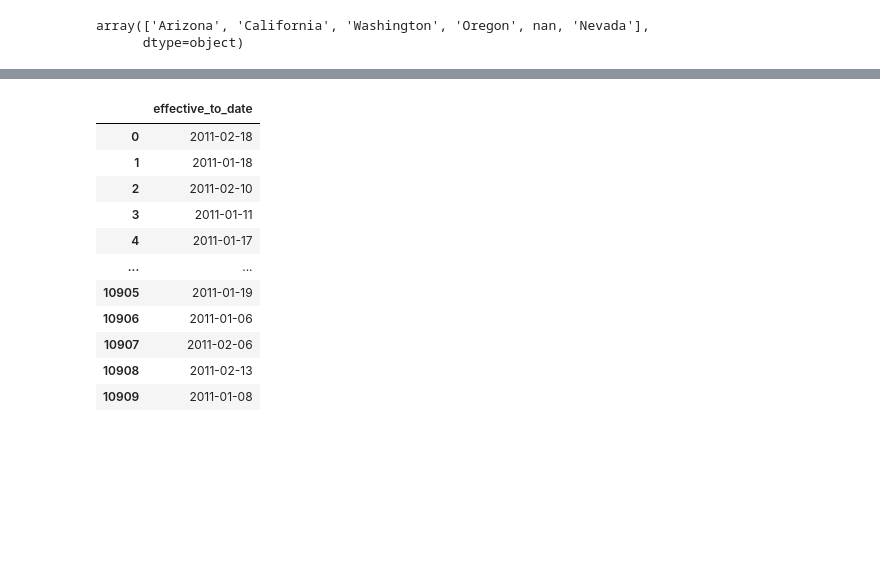
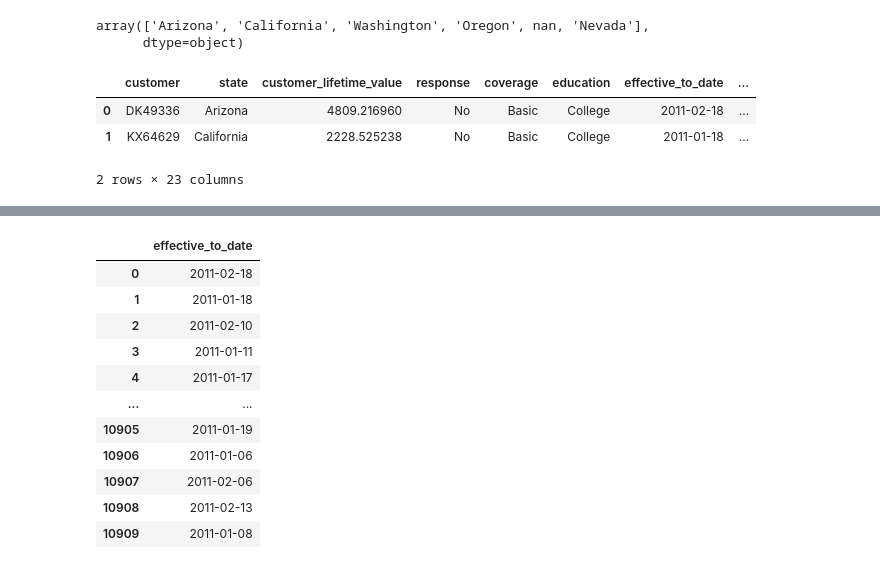
Before and after one commit to RenanGdC/lab-customer-analysis-round-2, a Jupyter notebook: LabCustomerAnalysisRound2.ipynb, the cells around one changed output, grey strips where cells are left out. Cells and saved outputs as stored; diff of their text form; code cells hidden in the pictures; blank space fills up the shorter version.

```diff
--- a/LabCustomerAnalysisRound2.ipynb
+++ b/LabCustomerAnalysisRound2.ipynb
@@ -136,3 +136,12 @@ display(data['state'].unique())
 # %% [output]
 array(['Arizona', 'California', 'Washington', 'Oregon', nan, 'Nevada'],
       dtype=object)
+# %%
+#since policy and policy type are the same
+data = data.drop([data.columns[-6]], axis=1)
+data.head(2)
+# %% [output]
+|  | customer | state | customer_lifetime_value | response | coverage | education | effective_to_date | ... |
+| 0 | DK49336 | Arizona | 4809.216960 | No | Basic | College | 2011-02-18 | ... |
+| 1 | KX64629 | California | 2228.525238 | No | Basic | College | 2011-01-18 | ... |
+2 rows × 23 columns
```
Also changed, not shown: parts of 7 cells of this notebook.
